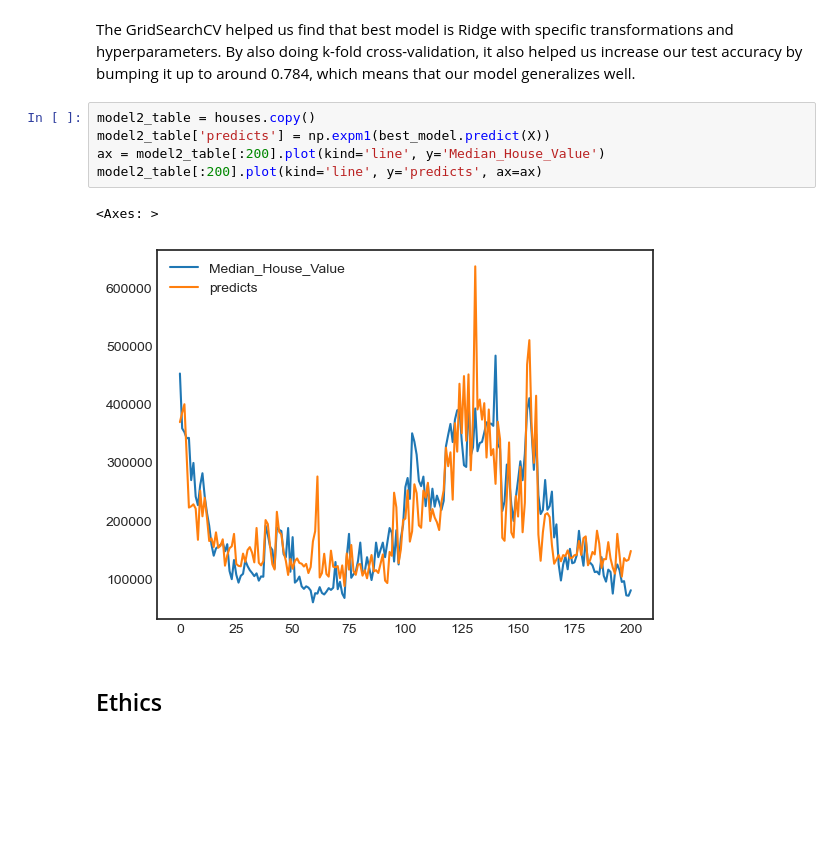
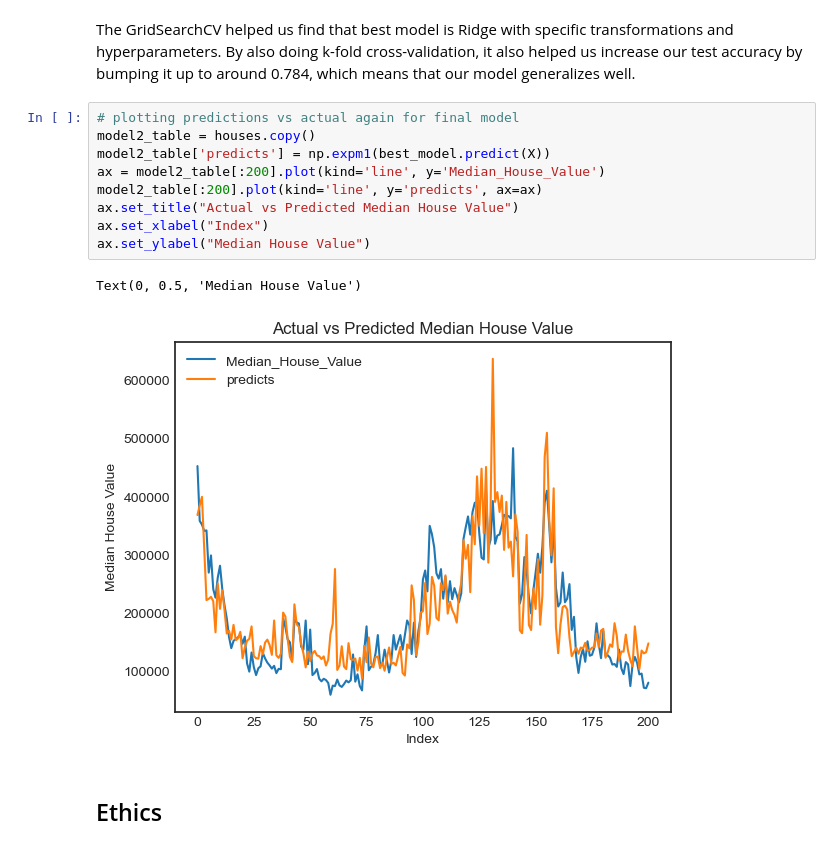
Before and after one commit to COGS108/Group091_WI26, a Jupyter notebook: 03-FinalProject.ipynb, the cells around one changed output. Drawn from its saved outputs; the diff is of its cells as text; blank space fills up the shorter version.

```diff
--- a/03-FinalProject.ipynb
+++ b/03-FinalProject.ipynb
@@ -1018,13 +1032,17 @@ Test R2: 0.7845793870368802
 # %% [markdown]
 The GridSearchCV helped us find that best model is Ridge with specific transformations and hyperparameters. By also doing k-fold cross-validation, it also helped us increase our test accuracy by bumping it up to around 0.784, which means that our model generalizes well.
 # %%
+# plotting predictions vs actual again for final model
 model2_table = houses.copy()
 model2_table['predicts'] = np.expm1(best_model.predict(X))
 ax = model2_table[:200].plot(kind='line', y='Median_House_Value')
 model2_table[:200].plot(kind='line', y='predicts', ax=ax)
+ax.set_title("Actual vs Predicted Median House Value")
+ax.set_xlabel("Index")
+ax.set_ylabel("Median House Value")
 # %% [output]
-<Axes: >
+Text(0, 0.5, 'Median House Value')
-[figure, old version]
+[figure, new version]
 # %% [markdown]
 ## Ethics
 # %% [markdown]
```
Also changed, not shown: parts of 4 cells of this notebook.
